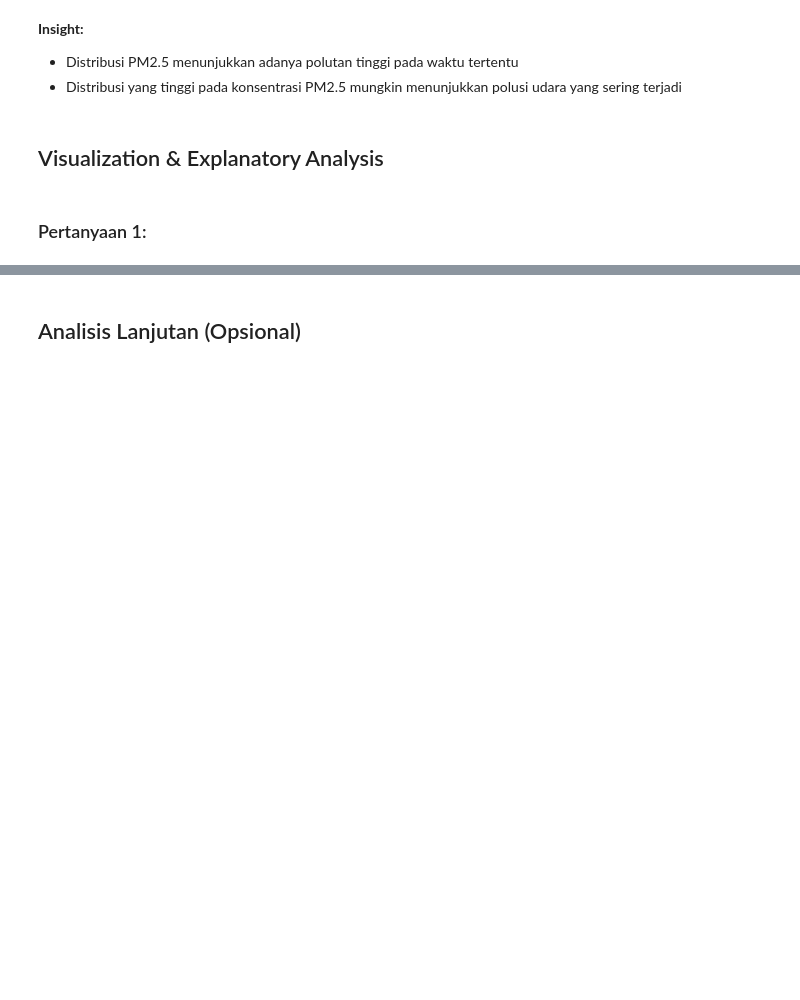
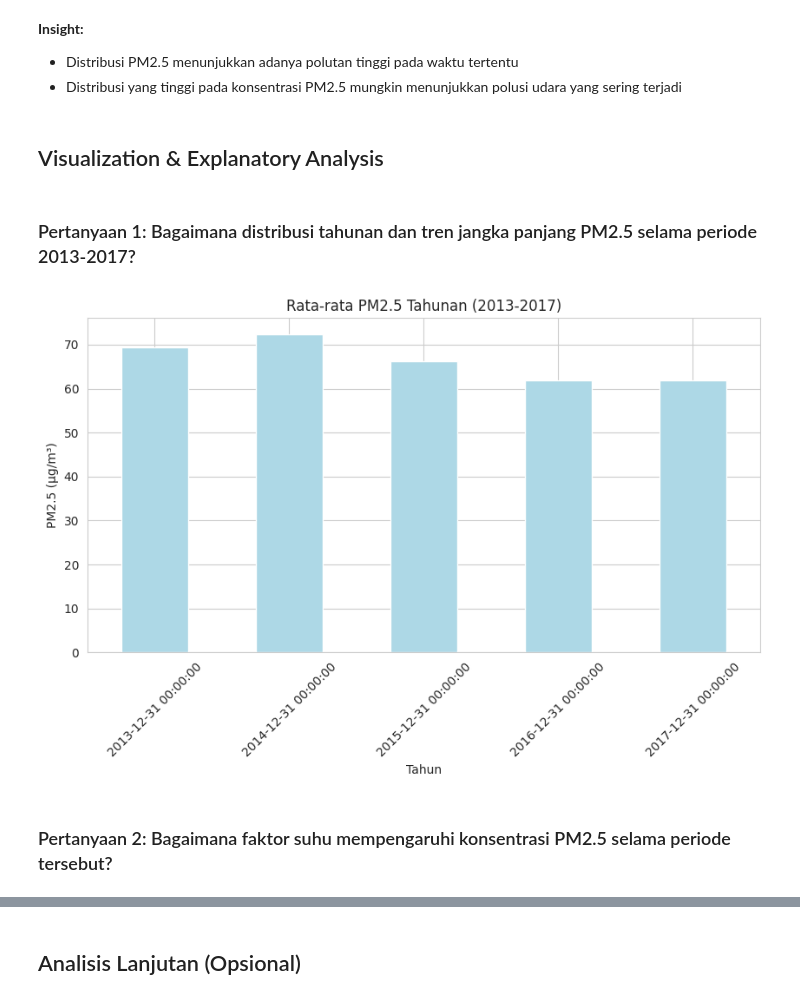
Before and after one commit to djatikusuma/airquality-ds, a Jupyter notebook: djatikusuma_data_science_air_quality_dicoding.ipynb, the cells around one changed output, grey strips where cells are left out. Cells and saved outputs as stored; diff of their text form; code cells hidden in the pictures; blank space fills up the shorter version.

```diff
--- a/djatikusuma_data_science_air_quality_dicoding.ipynb
+++ b/djatikusuma_data_science_air_quality_dicoding.ipynb
@@ -110,0 +132,4 @@ summary_statistics
+# %%
+# Rata-rata PM2.5 tahunan
+yearly_avg = data.resample('YE')['PM2.5'].mean()
+print(yearly_avg)
@@ -126,6 +252,18 @@ plt.show()
 - Distribusi yang tinggi pada konsentrasi PM2.5 mungkin menunjukkan polusi udara yang sering terjadi
 # %% [markdown]
 ## Visualization & Explanatory Analysis
-# %% [markdown]
-### Pertanyaan 1:
+# %% [markdown]
+### Pertanyaan 1: Bagaimana distribusi tahunan dan tren jangka panjang PM2.5 selama periode 2013-2017?
+# %%
+plt.figure(figsize=(10, 5))
+yearly_avg.plot(kind='bar', color='lightblue')
+plt.title('Rata-rata PM2.5 Tahunan (2013-2017)')
+plt.xlabel('Tahun')
+plt.ylabel('PM2.5 (µg/m³)')
+plt.xticks(rotation=45)
+plt.show()
+# %% [output]
+[figure, added]
+# %% [markdown]
+### Pertanyaan 2: Bagaimana faktor suhu mempengaruhi konsentrasi PM2.5 selama periode tersebut?
 # %%
```
Also changed, not shown: parts of 48 cells of this notebook, 1 other file.
